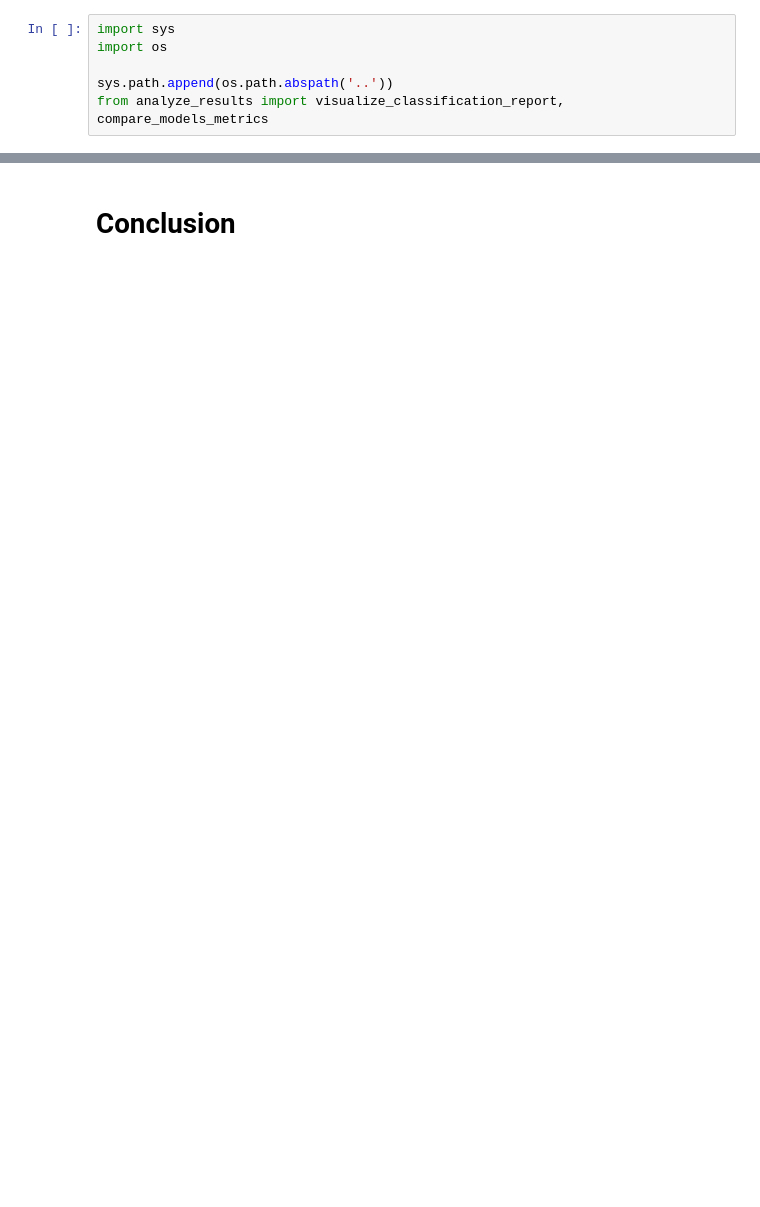
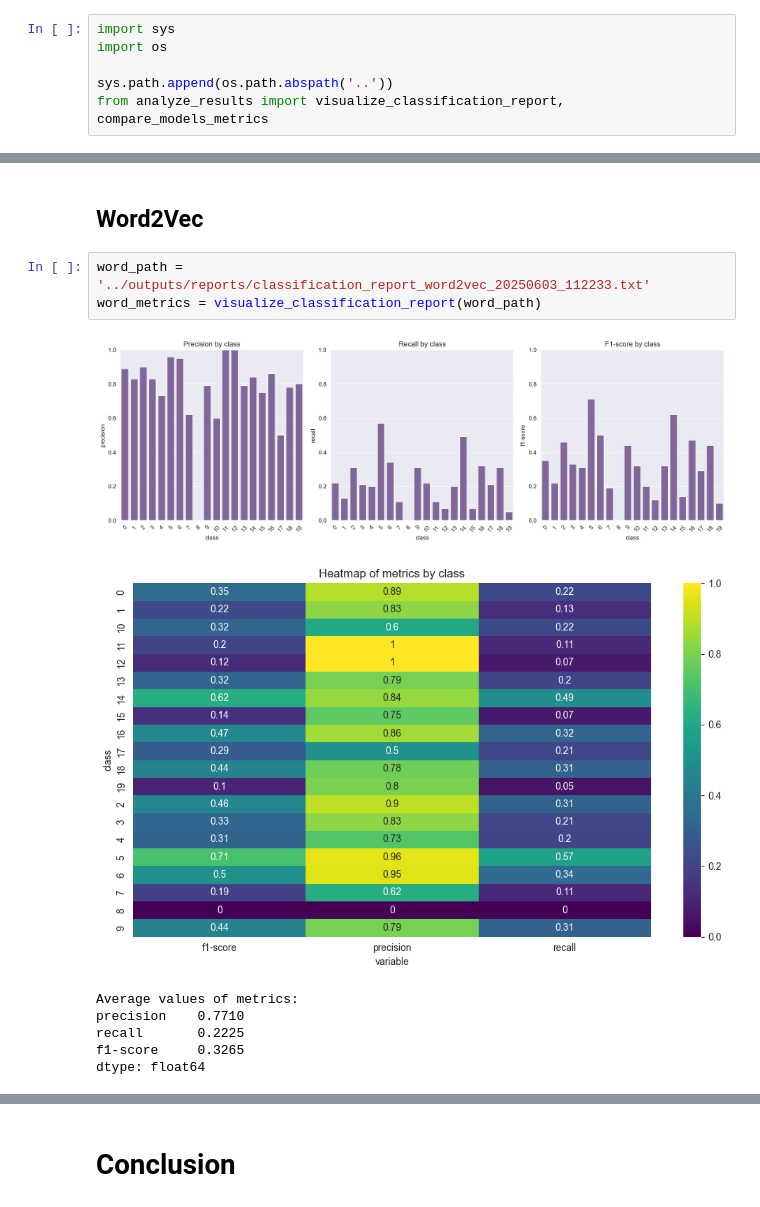
Before and after one commit to alinacharon/Stack_Overflow, a Jupyter notebook: notebooks/4_sup_model.ipynb, the cells around one changed output, grey strips where cells are left out. Drawn from its saved outputs; the diff is of its cells as text; blank space fills up the shorter version.

```diff
--- a/notebooks/4_sup_model.ipynb
+++ b/notebooks/4_sup_model.ipynb
@@ -62,0 +94,13 @@ df_comparison = compare_models_metrics(model_dfs)
+# %% [markdown]
+## Word2Vec
+# %%
+word_path = '../outputs/reports/classification_report_word2vec_20250603_112233.txt'
+word_metrics = visualize_classification_report(word_path)
+# %% [output]
+[figure, added]
+[figure, added]
+Average values of metrics:
+precision    0.7710
+recall       0.2225
+f1-score     0.3265
+dtype: float64
```
Also changed, not shown: parts of 19 cells of this notebook, 12 other files.
